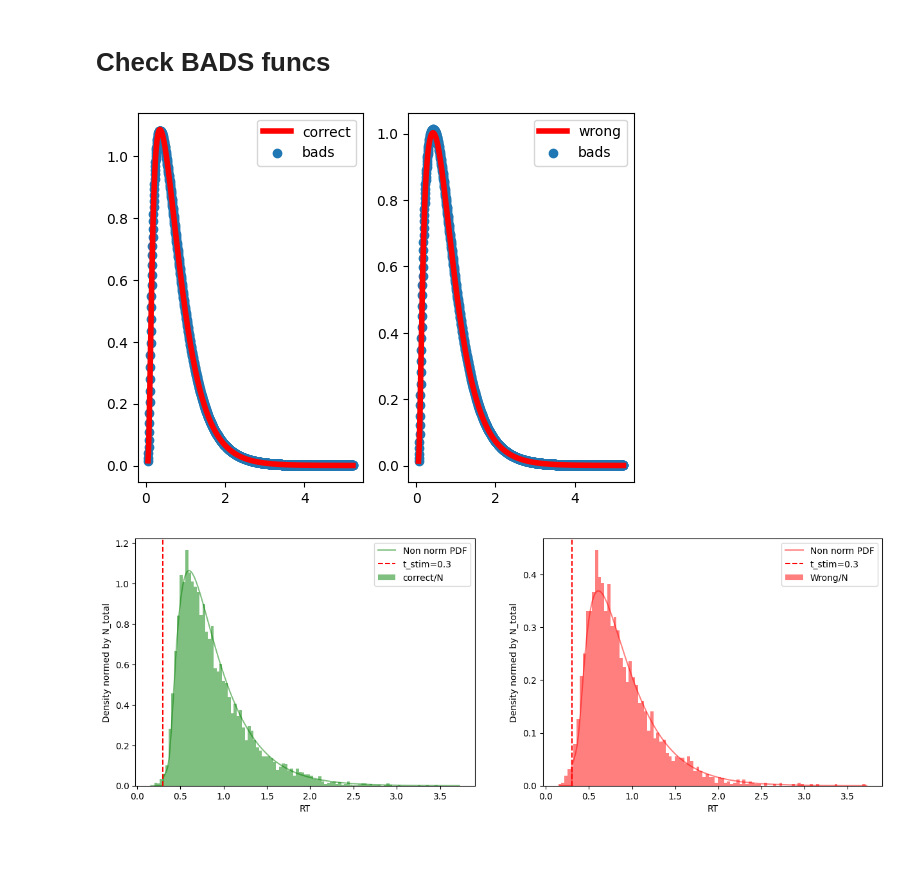
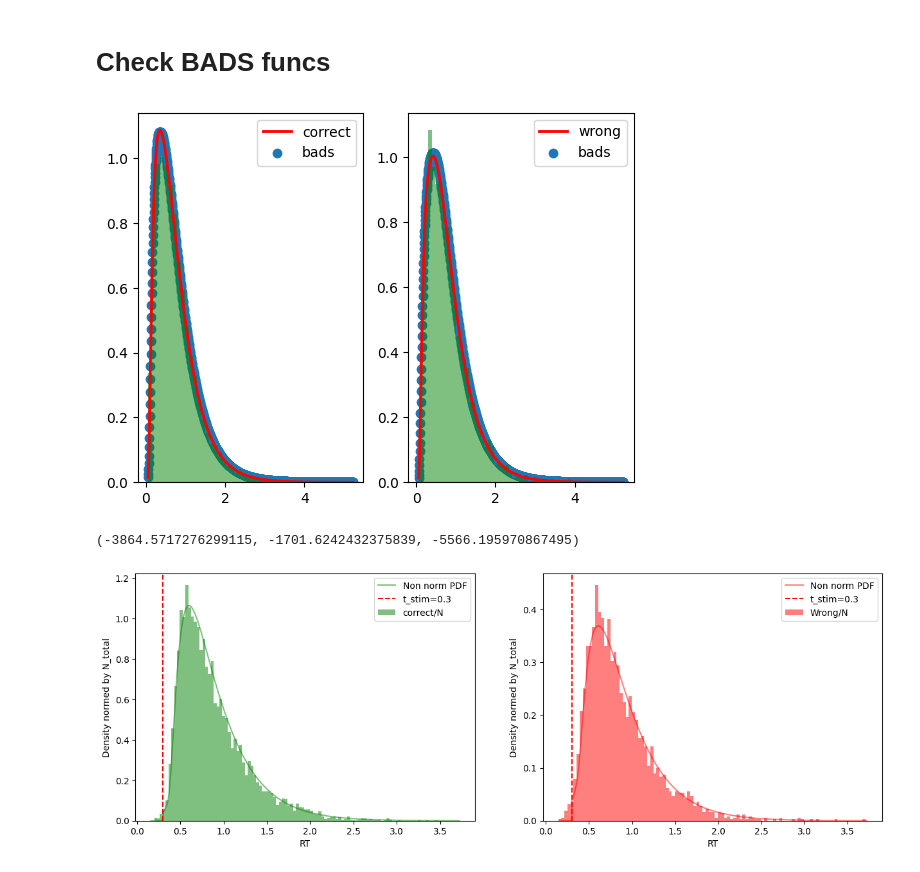
Before and after one commit to rakaar/ddm_codes, a Jupyter notebook: action_init_ddm/fitting_sim_data.ipynb, the cells around one changed output. Cells and saved outputs as stored; diff of their text form; code cells hidden in the pictures.

```diff
--- a/action_init_ddm/fitting_sim_data.ipynb
+++ b/action_init_ddm/fitting_sim_data.ipynb
@@ -22,7 +22,9 @@ from tqdm import tqdm
 V_A = 1; theta_A = 2;
 V_E = 0.5; theta_E = 1
 Z_E = 0
-t_stim = 0.5
+# t_stim = 0.5
+t_stim = 0
+
 
 N_sim = 10000
 choices = np.zeros((N_sim, 1)); RTs = np.zeros((N_sim, 1)); is_act_resp = np.zeros((N_sim, 1))
@@ -44,6 +46,6 @@ print(f'Number of aborts = {(RTs < t_stim).sum()}')
 psiam_data = {'choices': choices, 'RTs': RTs, 'is_act_resp': is_act_resp, 'V_A': V_A, 'theta_A': theta_A, 'V_E': V_E, 'theta_E': theta_E, 't_stim': t_stim, 'Z_E': Z_E}
 
 
-with open('psiam_data_5k_2.pkl', 'wb') as f: # _1 for t_stim = 0, _2 for non t_stim = 0.3
+with open('psiam_data_5k_non_1.pkl', 'wb') as f: # _1 for t_stim = 0, _2 for non t_stim = 0.3
     pickle.dump(psiam_data, f)
 # %% [output]
@@ -221,8 +222,8 @@ def calculate_correct_loglike(t, V_A, theta_A, t_a, V_E, theta_E, Z, K_max, t_st
     p_correct = (P_A * P_E_btn_1_2 + P_E_plus * (1 - C_A))/correct_norm_term
     if p_correct <= 0:
         p_correct = 1e-16
-    # return np.log(p_correct)
-    return p_correct
+    return np.log(p_correct)
+    # return p_correct
 
 
 def calculate_wrong_loglike(t, V_A, theta_A, t_a, V_E, theta_E, Z, K_max, t_stim, t_E, wrong_norm_term):
@@ -233,8 +234,8 @@ def calculate_wrong_loglike(t, V_A, theta_A, t_a, V_E, theta_E, Z, K_max, t_stim
     p_wrong = (P_A * P_E_btn_0_1 + P_E_minus * (1 - C_A))/ wrong_norm_term
     if p_wrong <= 0:
         p_wrong = 1e-16
-    # return np.log(p_wrong)
-    return p_wrong
+    return np.log(p_wrong)
+    # return p_wrong
 # %%
 t_pts = np.linspace(min(RTs), max(RTs), 1000)
 N_correct = len(correct_RT); N_wrong = len(wrong_RT); N = len(RTs)
@@ -250,12 +251,14 @@ for i, t in enumerate(t_pts):
     wrong_p_bads[i] = calculate_wrong_loglike(t, V_A, theta_A, t_a, V_E, theta_E, Z, K_max, t_stim, t_E, wrong_norm_term)
 # %%
 plt.subplot(1,2,1)
-plt.plot(t_pts, P_correct, label='correct', linewidth=4,color='r');
+plt.plot(t_pts, P_correct, label='correct', linewidth=2,color='r');
 plt.scatter(t_pts, correct_p_bads, label='bads')
+plt.hist(correct_RT, density=True, bins=50, alpha=0.5, color='g')
 plt.legend();
 plt.subplot(1,2,2)
-plt.plot(t_pts, P_wrong, label='wrong', linewidth=4,color='r');
+plt.plot(t_pts, P_wrong, label='wrong', linewidth=2,color='r');
 plt.scatter(t_pts, wrong_p_bads, label='bads')
+plt.hist(wrong_RT, density=True, bins=50, alpha=0.5, color='g')
 plt.legend();
 # %% [output]
-[figure, old version]
+[figure, new version]
@@ -262,3 +275,7 @@ plt.legend();
+# %%
+np.sum(correct_p_bads), np.sum(wrong_p_bads), np.sum(correct_p_bads)+ np.sum(wrong_p_bads)
+# %% [output]
+(-3864.5717276299115, -1701.6242432375839, -5566.195970867495)
 # %%
 N_correct = len(correct_RT); N_wrong = len(wrong_RT); N = len(RTs)
 
```
Also changed, not shown: parts of 23 cells of this notebook, 4 other files.
